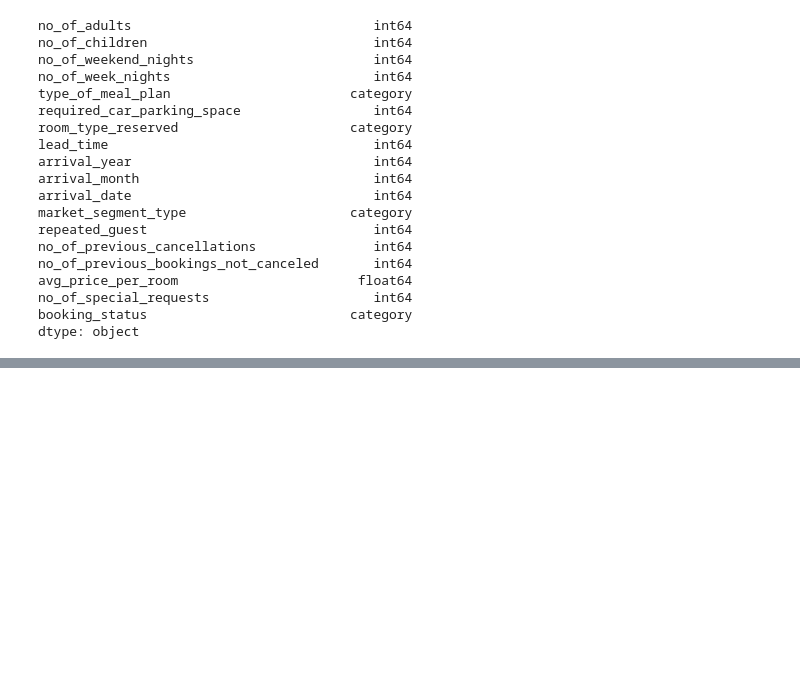
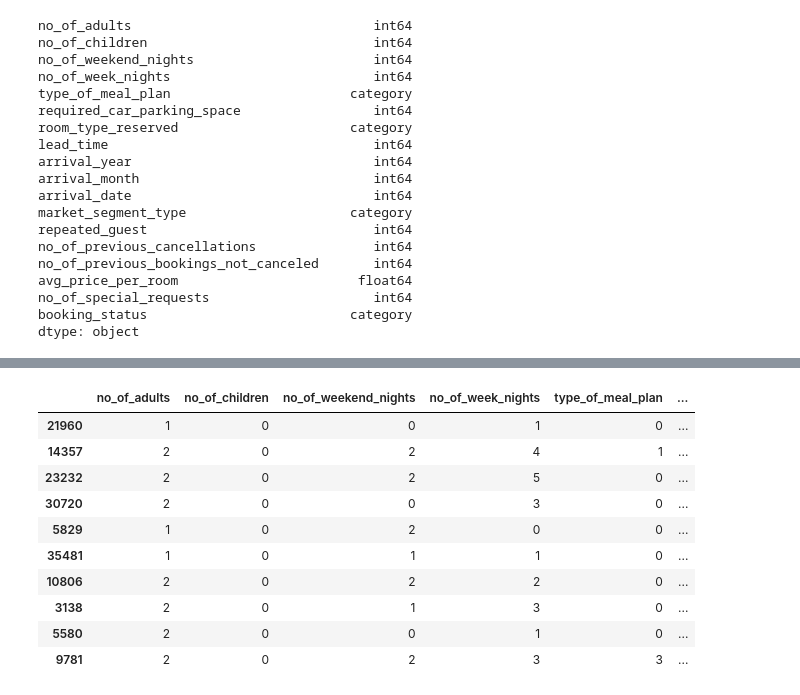
Before and after one commit to thobs-10/MLOps-hotel-reservation-prediction-system, a Jupyter notebook: notebooks/eda.ipynb, the cells around one changed output, grey strips where cells are left out. Saved outputs shown, nothing was run; the diff lists cells and outputs as text; code cells hidden in the pictures; blank space fills up the shorter version.

```diff
--- a/notebooks/eda.ipynb
+++ b/notebooks/eda.ipynb
@@ -443,0 +458,2 @@ def generate_features(df: pd.DataFrame) -> pd.DataFrame:
+# %%
+df.dropna(inplace=True, axis=0, how="any")
@@ -443,0 +464,2 @@ def generate_features(df: pd.DataFrame) -> pd.DataFrame:
+# %%
+cat_cols = ["type_of_meal_plan", "room_type_reserved", "market_segment_type"]
@@ -443,0 +474,14 @@ def generate_features(df: pd.DataFrame) -> pd.DataFrame:
+# %%
+df.sample(10)
+# %% [output]
+|  | no_of_adults | no_of_children | no_of_weekend_nights | no_of_week_nights | type_of_meal_plan | ... |
+| 21960 | 1 | 0 | 0 | 1 | 0 | ... |
+| 14357 | 2 | 0 | 2 | 4 | 1 | ... |
+| 23232 | 2 | 0 | 2 | 5 | 0 | ... |
+| 30720 | 2 | 0 | 0 | 3 | 0 | ... |
+| 5829 | 1 | 0 | 2 | 0 | 0 | ... |
+| 35481 | 1 | 0 | 1 | 1 | 0 | ... |
+| 10806 | 2 | 0 | 2 | 2 | 0 | ... |
+| 3138 | 2 | 0 | 1 | 3 | 0 | ... |
+| 5580 | 2 | 0 | 0 | 1 | 0 | ... |
+| 9781 | 2 | 0 | 2 | 3 | 3 | ... |
```
Also changed, not shown: parts of 24 cells of this notebook.
